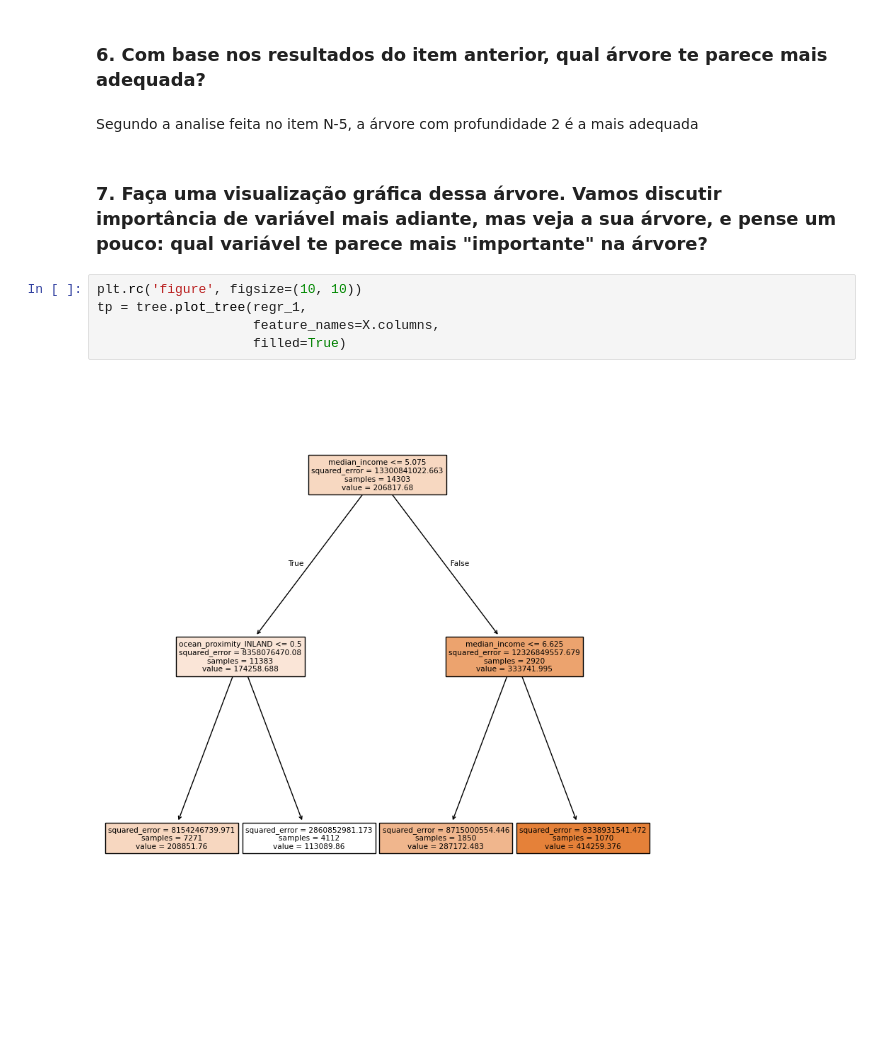
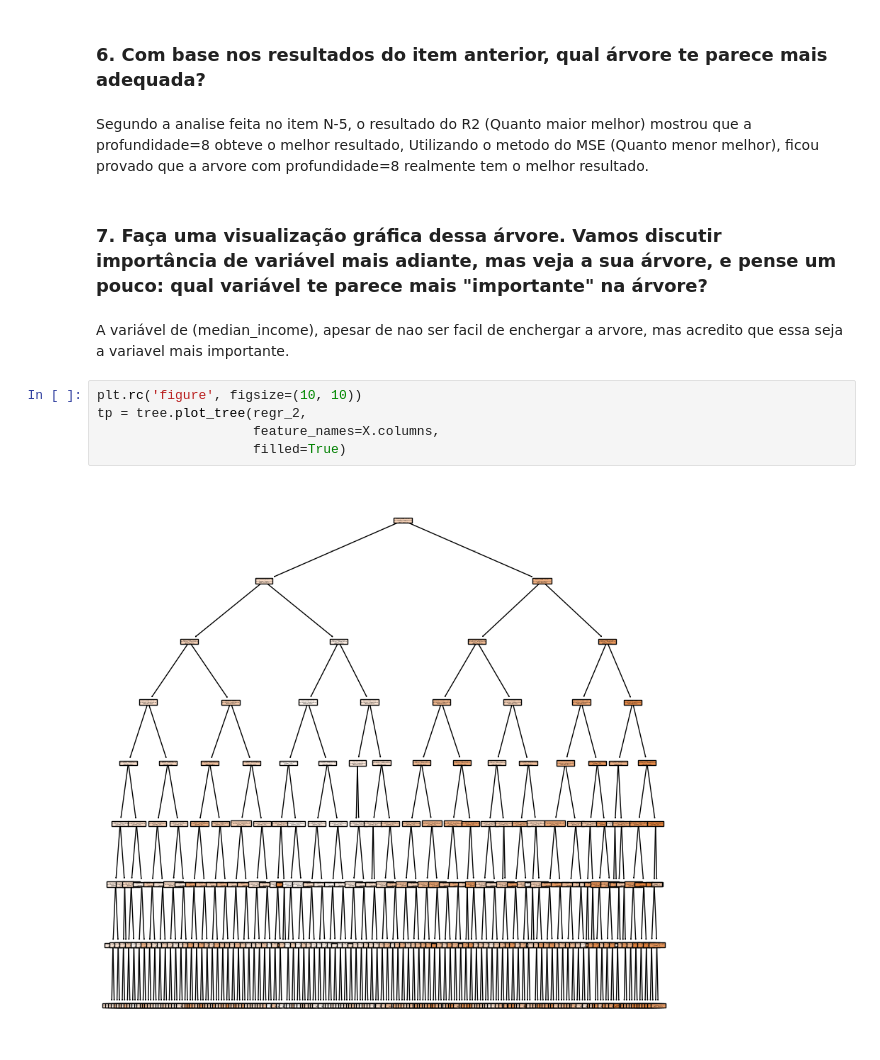
Before and after one commit to 0ace-jk/atividades_ebac, a Jupyter notebook: Mod_11_Tarefa_01.ipynb, the cells around one changed output. Cells and saved outputs as stored; diff of their text form; blank space fills up the shorter version.

```diff
--- a/Mod_11_Tarefa_01.ipynb
+++ b/Mod_11_Tarefa_01.ipynb
@@ -97,13 +127,16 @@ O MSE da árvore com profundidade=8 é: 0,76
 # %% [markdown]
 ### 6. Com base nos resultados do item anterior, qual árvore te parece mais adequada?
-# %% [markdown]
-Segundo a analise feita no item N-5, a árvore com profundidade 2 é a mais adequada
+# %% [markdown]
+Segundo a analise feita no item N-5, o resultado do R2 (Quanto maior melhor) mostrou que a profundidade=8 obteve o melhor resultado,
+Utilizando o metodo do MSE (Quanto menor melhor), ficou provado que a arvore com profundidade=8 realmente tem o melhor resultado.
 # %% [markdown]
 ### 7. Faça uma visualização gráfica dessa árvore. Vamos discutir importância de variável mais adiante, mas veja a sua árvore, e pense um pouco: qual variável te parece mais "importante" na árvore?
+# %% [markdown]
+A variável de (median_income), apesar de nao ser facil de enchergar a arvore, mas acredito que essa seja a variavel mais importante.
 # %%
 plt.rc('figure', figsize=(10, 10))
-tp = tree.plot_tree(regr_1,
+tp = tree.plot_tree(regr_2,
                     feature_names=X.columns,
                     filled=True)
 # %% [output]
-[figure, old version]
+[figure, new version]
```
Also changed, not shown: parts of 6 cells of this notebook.
